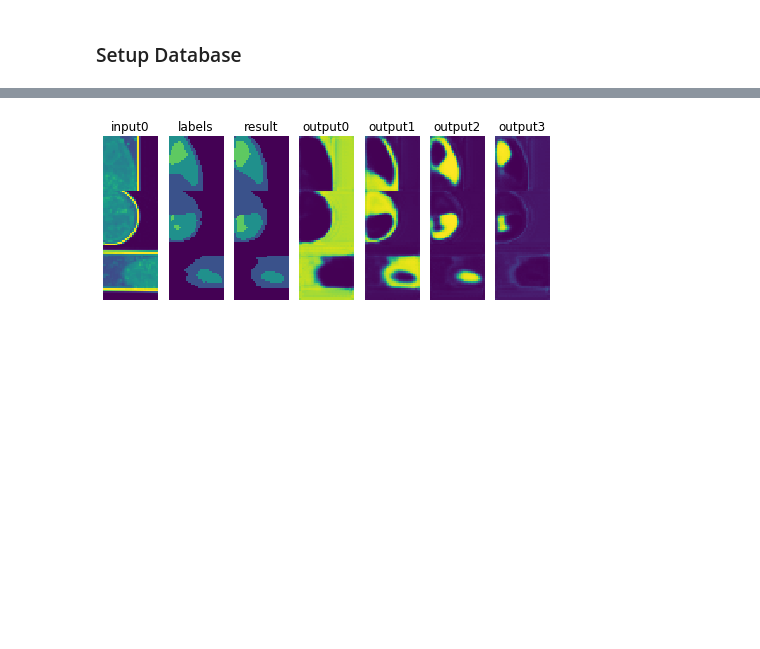
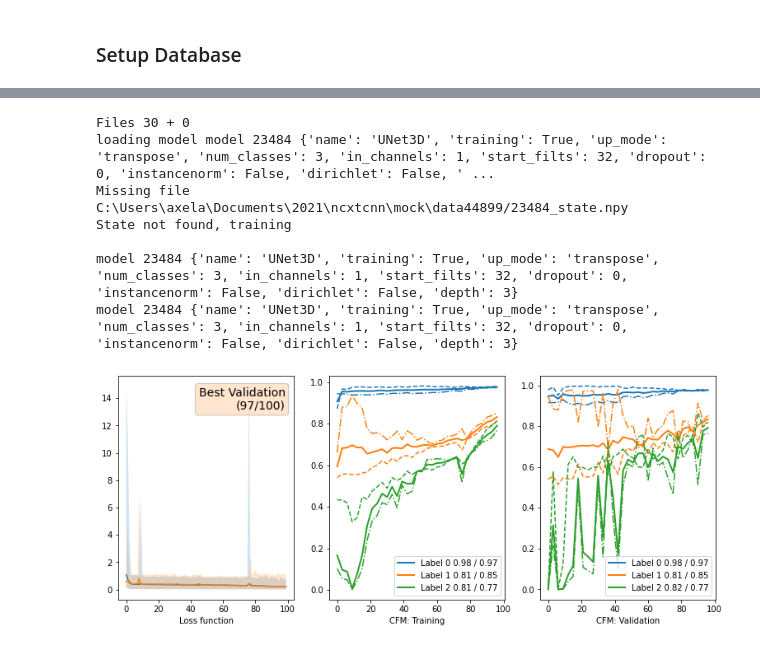
Before and after one commit to ncxt/ncxt_sxtcnn, a Jupyter notebook: example_3dunet.ipynb, the cells around one changed output, grey strips where cells are left out. Cells and saved outputs as stored; diff of their text form; code cells hidden in the pictures; blank space fills up the shorter version.

```diff
--- a/example_3dunet.ipynb
+++ b/example_3dunet.ipynb
@@ -93,4 +47,25 @@ instance.logger.plot()
-# %%
-instance.show_training_data()
-# %% [output]
-[figure, removed]
+# %%
+from ncxt_sxtcnn.pipe import NCXTPipe
+
+db_base = "C:/Users/axela/OneDrive/Documents/2020/mock_NAS/"
+wd = "C:/Users/axela/Documents/2021/ncxtcnn/mock/"
+
+pipe = NCXTPipe(
+    folder=db_base,
+    working_directory=wd,
+    organelles=["cell", "nucleus"],
+    fold=0,
+    sanitize=True,
+    settings={"maximum_iterations": 100},
+)
+pipe.train()
+pipe.plot_train()
+# %% [output]
+Files 30 + 0
+loading model model 23484 {'name': 'UNet3D', 'training': True, 'up_mode': 'transpose', 'num_classes': 3, 'in_channels': 1, 'start_filts': 32, 'dropout': 0, 'instancenorm': False, 'dirichlet': False, ' ...
+Missing file C:\Users\axela\Documents\2021\ncxtcnn\mock\data44899/23484_state.npy
+State not found, training
+
+model 23484 {'name': 'UNet3D', 'training': True, 'up_mode': 'transpose', 'num_classes': 3, 'in_channels': 1, 'start_filts': 32, 'dropout': 0, 'instancenorm': False, 'dirichlet': False, 'depth': 3}
+model 23484 {'name': 'UNet3D', 'training': True, 'up_mode': 'transpose', 'num_classes': 3, 'in_channels': 1, 'start_filts': 32, 'dropout': 0, 'instancenorm': False, 'dirichlet': False, 'depth': 3}
+[figure, added]
```
Also changed, not shown: parts of 18 cells of this notebook, 4 other files.
